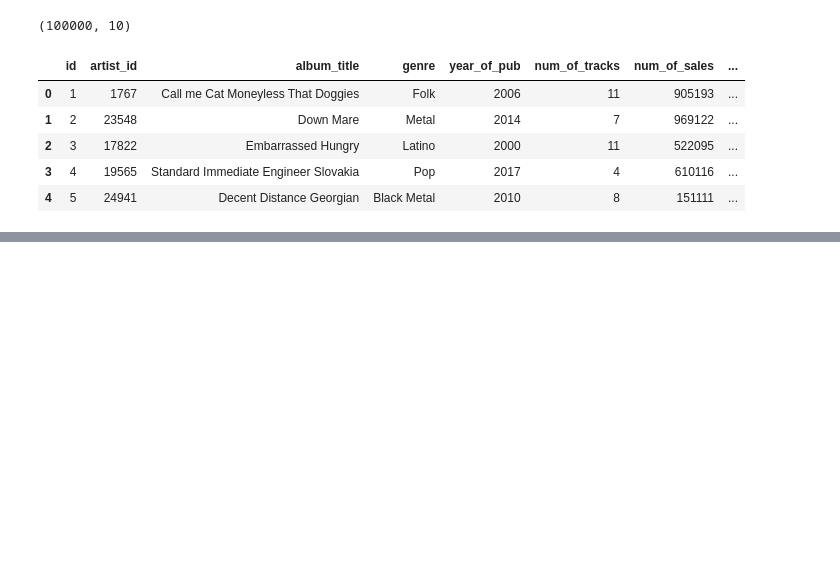
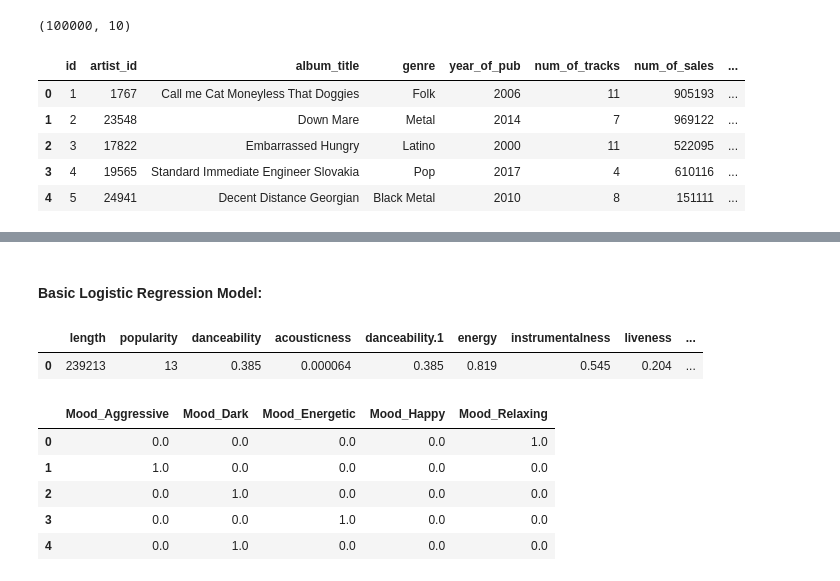
Before and after one commit to gabalita/music_analysis, a Jupyter notebook: notebook/dataset.ipynb, the cells around one changed output, grey strips where cells are left out. Cells and saved outputs as stored; diff of their text form; code cells hidden in the pictures; blank space fills up the shorter version.

```diff
--- a/notebook/dataset.ipynb
+++ b/notebook/dataset.ipynb
@@ -40,0 +92,29 @@ artist_df.head(5)
+# %% [markdown]
+#### Basic Logistic Regression Model:
+# %%
+spotify_mockup_df_BLR = spotify_mockup_df_cleaned.drop(labels=['Mood_Index'],axis=1)
+spotify_mockup_df_BLR.head(1)
+# %% [output]
+|  | length | popularity | danceability | acousticness | danceability.1 | energy | instrumentalness | liveness | ... |
+| 0 | 239213 | 13 | 0.385 | 0.000064 | 0.385 | 0.819 | 0.545 | 0.204 | ... |
+# %%
+from sklearn.model_selection import train_test_split
+from sklearn.preprocessing import StandardScaler,OneHotEncoder
+from sklearn.model_selection import train_test_split
+from sklearn.linear_model import LogisticRegression
+from sklearn.metrics import accuracy_score
+spotify_mockup_df_cat = spotify_mockup_df_BLR.dtypes[spotify_mockup_df_BLR.dtypes == 'object'].index.tolist()
+# Create a OneHotEncoder instance
+enc = OneHotEncoder(sparse=False)
+# Fit and transform the OneHotEncoder using the categorical variable list
+encode_df = pd.DataFrame(enc.fit_transform(spotify_mockup_df_BLR[spotify_mockup_df_cat]))
+# Add the encoded variable names to the dataframe
+encode_df.columns = enc.get_feature_names_out(spotify_mockup_df_cat)
+encode_df.head()
+# %% [output]
+|  | Mood_Aggressive | Mood_Dark | Mood_Energetic | Mood_Happy | Mood_Relaxing |
+| 0 | 0.0 | 0.0 | 0.0 | 0.0 | 1.0 |
+| 1 | 1.0 | 0.0 | 0.0 | 0.0 | 0.0 |
+| 2 | 0.0 | 1.0 | 0.0 | 0.0 | 0.0 |
+| 3 | 0.0 | 0.0 | 1.0 | 0.0 | 0.0 |
+| 4 | 0.0 | 1.0 | 0.0 | 0.0 | 0.0 |
```
Also changed, not shown: parts of 27 cells of this notebook.
